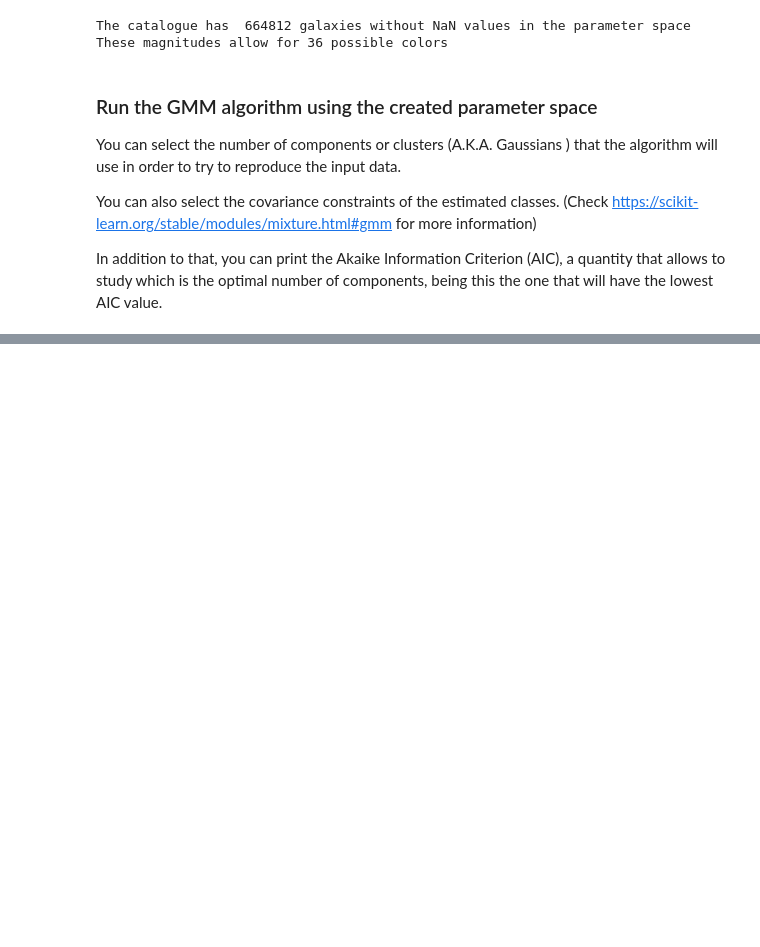
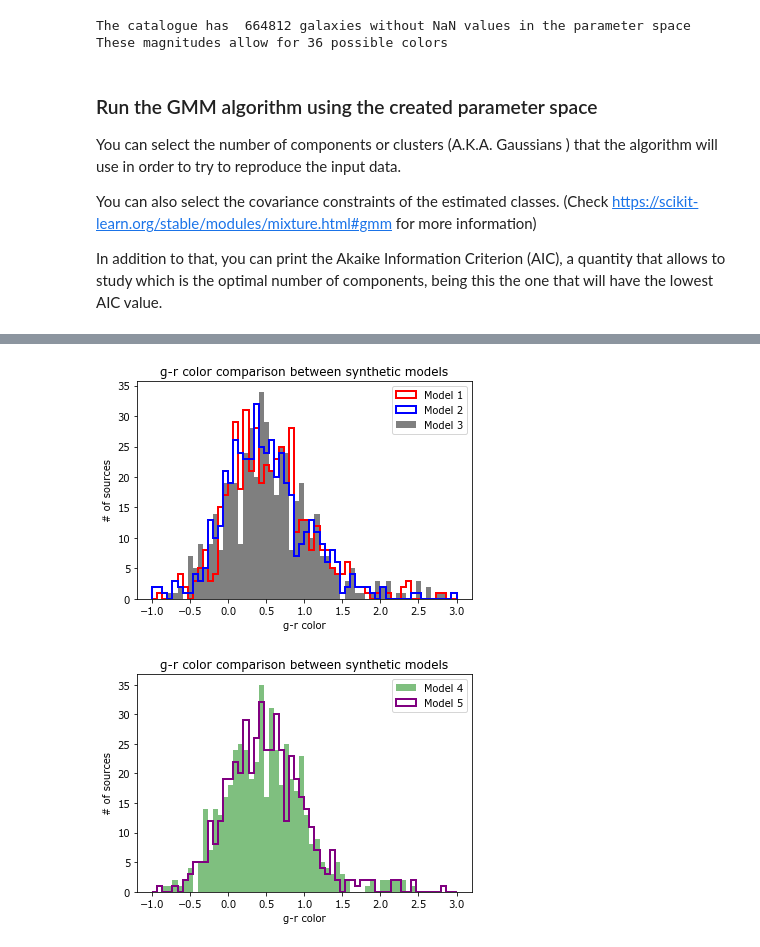
Before and after one commit to cosmic-dawn/cosmos2020-readcat, a Jupyter notebook: COSMOS2020_readcat.ipynb, the cells around one changed output, grey strips where cells are left out. Drawn from its saved outputs; the diff is of its cells as text; code cells hidden in the pictures; blank space fills up the shorter version.

```diff
--- a/COSMOS2020_readcat.ipynb
+++ b/COSMOS2020_readcat.ipynb
@@ -686,0 +693,27 @@ for i in range(0,4):
+# %%
+# Create the synthetic models, lets create 6 or 7 of them:
+models = []
+for i in range(0,5):
+    modx = gmm.sample(n_samples=500)
+    models.append(modx)
+# %%
+# You can plot the same parameter for all models and assess how its distribution varies.
+plt.hist(models[0][0][:,8],bins=60,range=[-1,3],density=False,histtype='step',color='red',linewidth=2,alpha=1,label='Model 1')
+plt.hist(models[1][0][:,8],bins=60,range=[-1,3],density=False,histtype='step',color='blue',linewidth=2,alpha=1,label='Model 2')
+plt.hist(models[2][0][:,8],bins=60,range=[-1,3],density=False,histtype='stepfilled',color='black',alpha=0.5,label='Model 3')
+plt.legend(loc='upper right')
+plt.xlabel('g-r color')
+plt.ylabel('# of sources')
+plt.title('g-r color comparison between synthetic models')
+plt.show()
+
+plt.hist(models[3][0][:,8],bins=60,range=[-1,3],density=False,histtype='stepfilled',linewidth=2,color='green',alpha=0.5,label='Model 4')
+plt.hist(models[4][0][:,8],bins=60,range=[-1,3],density=False,histtype='step',linewidth=2,color='purple',alpha=1,label='Model 5')
+plt.legend(loc='upper right')
+plt.xlabel('g-r color')
+plt.ylabel('# of sources')
+plt.title('g-r color comparison between synthetic models')
+plt.show()
+# %% [output]
+[figure, added]
+[figure, added]
```
Also changed, not shown: parts of 7 cells of this notebook.
